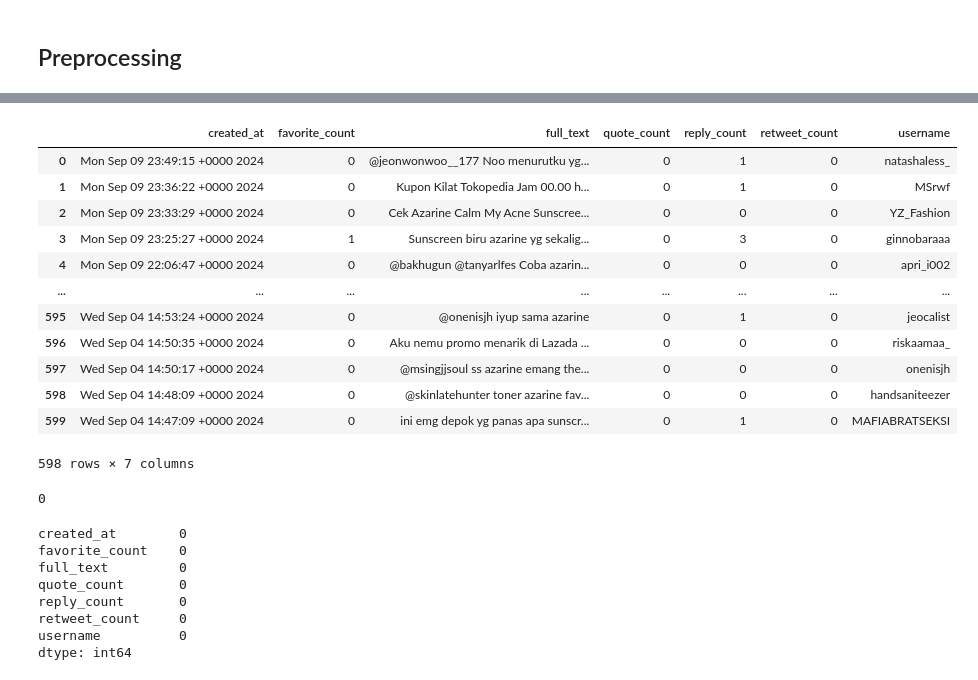
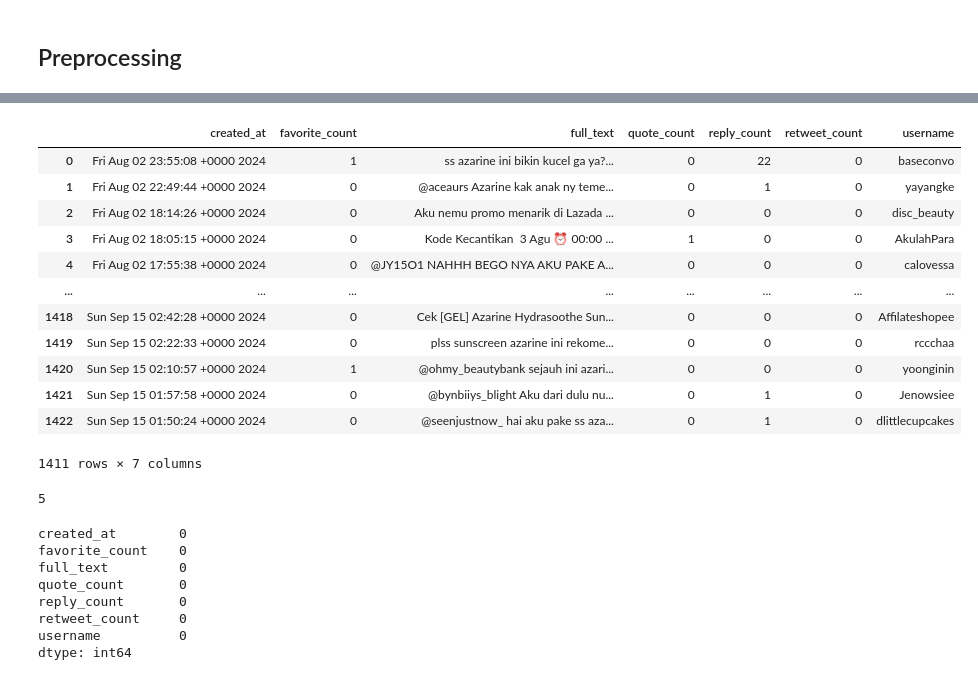
Before and after one commit to mutiarasny/analisis-sosial-media, a Jupyter notebook: analilsis sosmed.ipynb, the cells around one changed output, grey strips where cells are left out. Drawn from its saved outputs; the diff is of its cells as text; code cells hidden in the pictures.

Commit message:
gabung data

```diff
--- a/analilsis sosmed.ipynb
+++ b/analilsis sosmed.ipynb
@@ -8,6 +8,17 @@ from nltk.corpus import stopwords
 from Sastrawi.Stemmer.StemmerFactory import StemmerFactory
 from sklearn.model_selection import train_test_split
 # %%
-dataset = pd.read_csv("C:/Users/yunit/Downloads/azarine.csv")
-dataset
+data1 = pd.read_csv("D:/Github/analisis-sosial-media/azarine_Agt12.csv")
+data2 = pd.read_csv("D:/Github/analisis-sosial-media/azarine_Agt810.csv")
+data3 = pd.read_csv("D:/Github/analisis-sosial-media/azarine_Agt1516.csv")
+data4 = pd.read_csv("D:/Github/analisis-sosial-media/azarine_Agt2223.csv")
+data5 = pd.read_csv("D:/Github/analisis-sosial-media/azarine_Sep12.csv")
+data6 = pd.read_csv("D:/Github/analisis-sosial-media/azarine_Sep810.csv")
+data7 = pd.read_csv("D:/Github/analisis-sosial-media/azarine_Sep1516.csv")
+
+# Menggabungkan semua dataframe secara vertikal
+dataset = pd.concat([data1, data2, data3, data4, data5, data6, data7], ignore_index=True)
+
+# Menampilkan hasil gabungan
+print(dataset)
 # %% [output]
@@ -27,32 +42,32 @@ dataset
 # %%
-dataset = pd.read_csv("C:/Users/yunit/Downloads/azarine.csv")
+# dataset = pd.read_csv("C:/Users/yunit/Downloads/azarine.csv")
 
 # Menghapus baris di mana kolom 'username' mengandung kata 'azarine'
 dataset = dataset[~dataset['username'].str.contains('azarine', case=False, na=False)]
 
 #Menghapus kolom yang tidak diperlukan
 dataset = dataset.drop(columns=['conversation_id_str', 'id_str', 'image_url', 'location', 'tweet_url', 'user_id_str', 'in_reply_to_screen_name', 'lang'])
 
 dataset
 # %% [output]
 |  | created_at | favorite_count | full_text | quote_count | reply_count | retweet_count | username |
-| 0 | Mon Sep 09 23:49:15 +0000 2024 | 0 | @jeonwonwoo__177 Noo menurutku yg... | 0 | 1 | 0 | natashaless_ |
-| 1 | Mon Sep 09 23:36:22 +0000 2024 | 0 | Kupon Kilat Tokopedia Jam 00.00 h... | 0 | 1 | 0 | MSrwf |
-| 2 | Mon Sep 09 23:33:29 +0000 2024 | 0 | Cek Azarine Calm My Acne Sunscree... | 0 | 0 | 0 | YZ_Fashion |
-| 3 | Mon Sep 09 23:25:27 +0000 2024 | 1 | Sunscreen biru azarine yg sekalig... | 0 | 3 | 0 | ginnobaraaa |
-| 4 | Mon Sep 09 22:06:47 +0000 2024 | 0 | @bakhugun @tanyarlfes Coba azarin... | 0 | 0 | 0 | apri_i002 |
+| 0 | Fri Aug 02 23:55:08 +0000 2024 | 1 | ss azarine ini bikin kucel ga ya?... | 0 | 22 | 0 | baseconvo |
+| 1 | Fri Aug 02 22:49:44 +0000 2024 | 0 | @aceaurs Azarine kak anak ny teme... | 0 | 1 | 0 | yayangke |
+| 2 | Fri Aug 02 18:14:26 +0000 2024 | 0 | Aku nemu promo menarik di Lazada ... | 0 | 0 | 0 | disc_beauty |
+| 3 | Fri Aug 02 18:05:15 +0000 2024 | 0 | Kode Kecantikan ️ 3 Agu ⏰️ 00:00 ... | 1 | 0 | 0 | AkulahPara |
+| 4 | Fri Aug 02 17:55:38 +0000 2024 | 0 | @JY15O1 NAHHH BEGO NYA AKU PAKE A... | 0 | 0 | 0 | calovessa |
 | ... | ... | ... | ... | ... | ... | ... | ... |
-| 595 | Wed Sep 04 14:53:24 +0000 2024 | 0 | @onenisjh iyup sama azarine | 0 | 1 | 0 | jeocalist |
-| 596 | Wed Sep 04 14:50:35 +0000 2024 | 0 | Aku nemu promo menarik di Lazada ... | 0 | 0 | 0 | riskaamaa_ |
-| 597 | Wed Sep 04 14:50:17 +0000 2024 | 0 | @msingjjsoul ss azarine emang the... | 0 | 0 | 0 | onenisjh |
-| 598 | Wed Sep 04 14:48:09 +0000 2024 | 0 | @skinlatehunter toner azarine fav... | 0 | 0 | 0 | handsaniteezer |
-| 599 | Wed Sep 04 14:47:09 +0000 2024 | 0 | ini emg depok yg panas apa sunscr... | 0 | 1 | 0 | MAFIABRATSEKSI |
+| 1418 | Sun Sep 15 02:42:28 +0000 2024 | 0 | Cek [GEL] Azarine Hydrasoothe Sun... | 0 | 0 | 0 | Affilateshopee |
+| 1419 | Sun Sep 15 02:22:33 +0000 2024 | 0 | plss sunscreen azarine ini rekome... | 0 | 0 | 0 | rccchaa |
+| 1420 | Sun Sep 15 02:10:57 +0000 2024 | 1 | @ohmy_beautybank sejauh ini azari... | 0 | 0 | 0 | yoonginin |
+| 1421 | Sun Sep 15 01:57:58 +0000 2024 | 0 | @bynbiiys_blight Aku dari dulu nu... | 0 | 1 | 0 | Jenowsiee |
+| 1422 | Sun Sep 15 01:50:24 +0000 2024 | 0 | @seenjustnow_ hai aku pake ss aza... | 0 | 1 | 0 | dlittlecupcakes |
-598 rows × 7 columns
+1411 rows × 7 columns
 # %%
 #Melihat data yang duplikat
 dataset['full_text'].duplicated().sum()
 # %% [output]
-0
+5
 # %%
 #Melihat missing value
 dataset.isna().sum()
```
Also changed, not shown: parts of 4 cells of this notebook, 1 other file.
